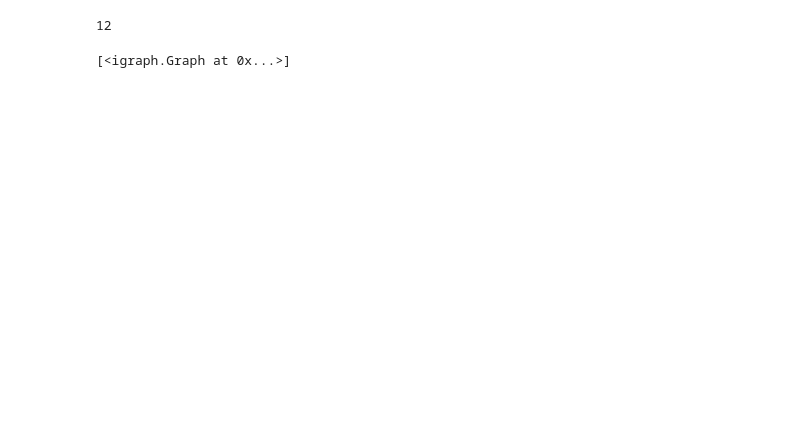
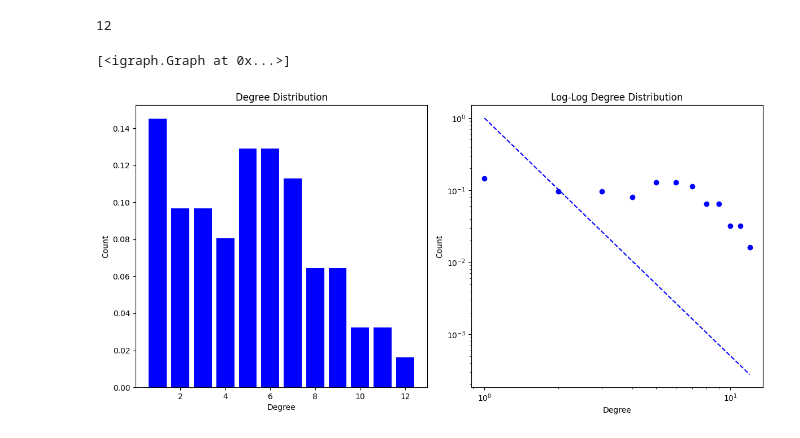
Before and after one commit to JanezSedeljsak/network-utils, a Jupyter notebook: test.ipynb, the cells around one changed output. Drawn from its saved outputs; the diff is of its cells as text; code cells hidden in the pictures; blank space fills up the shorter version.

```diff
--- a/test.ipynb
+++ b/test.ipynb
@@ -46,3 +75,7 @@ np.max(dg.degree())
 list(components(dg))
 # %% [output]
 [<igraph.Graph at 0x...>]
+# %%
+plot_deg(dg)
+# %% [output]
+[figure, added]
```
Also changed, not shown: parts of 8 cells of this notebook, 2 other files.
